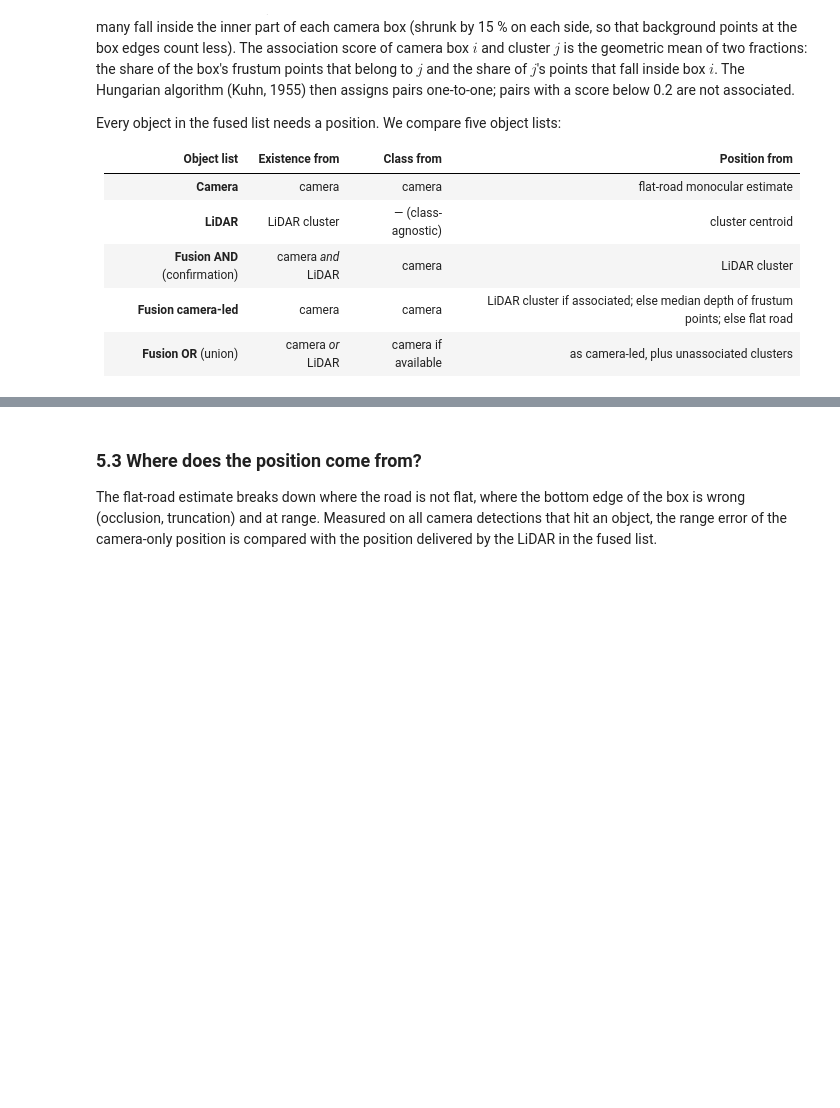
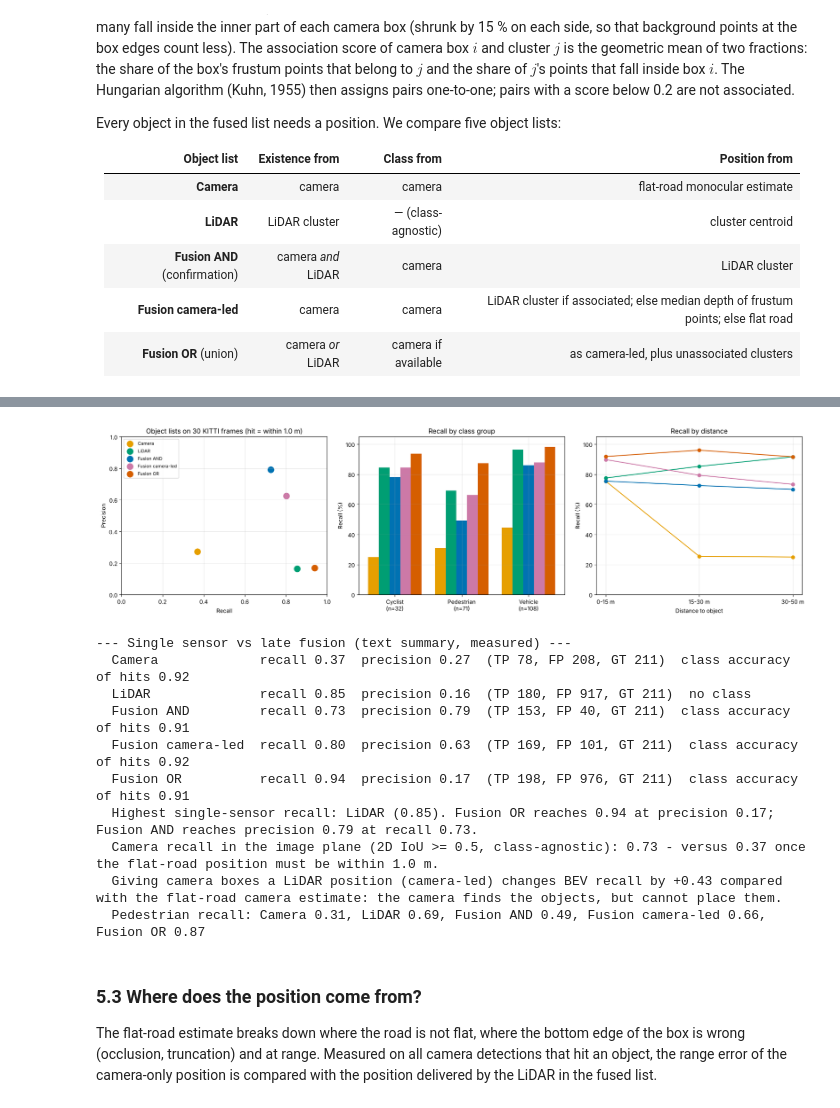
Before and after one commit to milinpatel07/Autonomous-Driving_AI-Safety-and-Security, a Jupyter notebook: 01_Perception/06_sensor_fusion.ipynb, the cells around one changed output, grey strips where cells are left out. Saved outputs shown, nothing was run; the diff lists cells and outputs as text; code cells hidden in the pictures; blank space fills up the shorter version.

```diff
--- a/01_Perception/06_sensor_fusion.ipynb
+++ b/01_Perception/06_sensor_fusion.ipynb
@@ -208,11 +227,13 @@ COCO_TO_GROUP = {3: 'Vehicle', 6: 'Vehicle', 8: 'Vehicle', 1: 'Pedestrian', 2: '
 GROUP = {'Car': 'Vehicle', 'Van': 'Vehicle', 'Truck': 'Vehicle', 'Pedestrian': 'Pedestrian',
          'Person_sitting': 'Pedestrian', 'Cyclist': 'Cyclist'}
 
-detector = fasterrcnn_mobilenet_v3_large_fpn(weights='DEFAULT', min_size=MIN_SIZE, max_size=4 * MIN_SIZE).eval()
+# Fewer region proposals than the default (1000) keep CPU inference near 1 s per frame; scores are unaffected
+detector = fasterrcnn_mobilenet_v3_large_fpn(weights='DEFAULT', min_size=MIN_SIZE, max_size=4 * MIN_SIZE,
+                                             rpn_pre_nms_top_n_test=500, rpn_post_nms_top_n_test=300).eval()
 
 def camera_detections(image):
     x = torch.from_numpy(image.copy()).permute(2, 0, 1).float() / 255
-    with torch.no_grad():
+    with torch.inference_mode():
         out = detector([x])[0]
     raw = [(b.numpy(), float(s), COCO_TO_GROUP[int(c)]) for b, s, c in zip(out['boxes'], out['scores'], out['labels'])
            if int(c) in COCO_TO_GROUP and s >= SCORE_THR]
@@ -490,33 +528,54 @@ for name in results.index:
     axes[0].scatter(results.loc[name, 'recall'], results.loc[name, 'precision'], s=120, color=METHOD_COLOURS[name], label=name)
 axes[0].set_xlabel('Recall'); axes[0].set_ylabel('Precision'); axes[0].set_xlim(0, 1); axes[0].set_ylim(0, 1)
 axes[0].set_title(f'Object lists on {len(frames)} KITTI frames (hit = within {GATE_M} m)'); axes[0].legend(fontsize=8)
 xx = np.arange(len(by_group.columns)); w = 0.16
 for k, name in enumerate(results.index):
     axes[1].bar(xx + (k - 2) * w, by_group.loc[name] * 100, w, color=METHOD_COLOURS[name], label=name)
 axes[1].set_xticks(xx); axes[1].set_xticklabels([f"{g}\n(n={n_group[g]})" for g in by_group.columns])
 axes[1].set_ylabel('Recall (%)'); axes[1].set_ylim(0, 105); axes[1].set_title('Recall by class group')
 for name in results.index:
     axes[2].plot(by_range.index.astype(str), by_range[name] * 100, 'o-', color=METHOD_COLOURS[name], label=name)
 axes[2].set_xlabel('Distance to object'); axes[2].set_ylabel('Recall (%)'); axes[2].set_ylim(0, 105)
 axes[2].set_title('Recall by distance')
 plt.tight_layout(); plt.show()
 
 r = results
 best_single = max(['Camera', 'LiDAR'], key=lambda m: r.loc[m, 'recall'])
 print("--- Single sensor vs late fusion (text summary, measured) ---")
 for name in r.index:
     ca = r.loc[name, 'class_accuracy']
     print(f"  {name:18s} recall {r.loc[name, 'recall']:.2f}  precision {r.loc[name, 'precision']:.2f}  "
           f"(TP {int(r.loc[name, 'TP'])}, FP {int(r.loc[name, 'FP'])}, GT {int(r.loc[name, 'GT'])})"
           + (f"  class accuracy of hits {ca:.2f}" if pd.notna(ca) else "  no class"))
 print(f"  Highest single-sensor recall: {best_single} ({r.loc[best_single, 'recall']:.2f}). "
       f"Fusion OR reaches {r.loc['Fusion OR', 'recall']:.2f} at precision {r.loc['Fusion OR', 'precision']:.2f}; "
       f"Fusion AND reaches precision {r.loc['Fusion AND', 'precision']:.2f} at recall {r.loc['Fusion AND', 'recall']:.2f}.")
+hit2d = n2d = 0                                 # camera recall in the image plane, for comparison
+for f, fr in frames.items():
+    gts, _ = split_labels(fr)
+    n2d += len(gts)
+    if gts and cam[f]:
+        I = np.array([[iou2d(d['box'], [g['label'][k] for k in ('x1', 'y1', 'x2', 'y2')]) for g in gts] for d in cam[f]])
+        hit2d += sum(I[i, j] >= 0.5 for i, j in zip(*linear_sum_assignment(-I)))
+print(f"  Camera recall in the image plane (2D IoU >= 0.5, class-agnostic): {hit2d / n2d:.2f} - "
+      f"versus {r.loc['Camera', 'recall']:.2f} once the flat-road position must be within {GATE_M} m.")
 gain = r.loc['Fusion camera-led', 'recall'] - r.loc['Camera', 'recall']
 print(f"  Giving camera boxes a LiDAR position (camera-led) changes BEV recall by {gain:+.2f} compared with the "
       "flat-road camera estimate: the camera finds the objects, but cannot place them.")
 ped = by_group['Pedestrian']
 print("  Pedestrian recall: " + ", ".join(f"{m} {ped[m]:.2f}" for m in r.index))
+# %% [output]
+[figure, added]
+--- Single sensor vs late fusion (text summary, measured) ---
+  Camera             recall 0.37  precision 0.27  (TP 78, FP 208, GT 211)  class accuracy of hits 0.92
+  LiDAR              recall 0.85  precision 0.16  (TP 180, FP 917, GT 211)  no class
+  Fusion AND         recall 0.73  precision 0.79  (TP 153, FP 40, GT 211)  class accuracy of hits 0.91
+  Fusion camera-led  recall 0.80  precision 0.63  (TP 169, FP 101, GT 211)  class accuracy of hits 0.92
+  Fusion OR          recall 0.94  precision 0.17  (TP 198, FP 976, GT 211)  class accuracy of hits 0.91
+  Highest single-sensor recall: LiDAR (0.85). Fusion OR reaches 0.94 at precision 0.17; Fusion AND reaches precision 0.79 at recall 0.73.
+  Camera recall in the image plane (2D IoU >= 0.5, class-agnostic): 0.73 - versus 0.37 once the flat-road position must be within 1.0 m.
+  Giving camera boxes a LiDAR position (camera-led) changes BEV recall by +0.43 compared with the flat-road camera estimate: the camera finds the objects, but cannot place them.
+  Pedestrian recall: Camera 0.31, LiDAR 0.69, Fusion AND 0.49, Fusion camera-led 0.66, Fusion OR 0.87
 # %% [markdown]
 ### 5.3 Where does the position come from?
 
```
Also changed, not shown: parts of 13 cells of this notebook, 1 other file.
